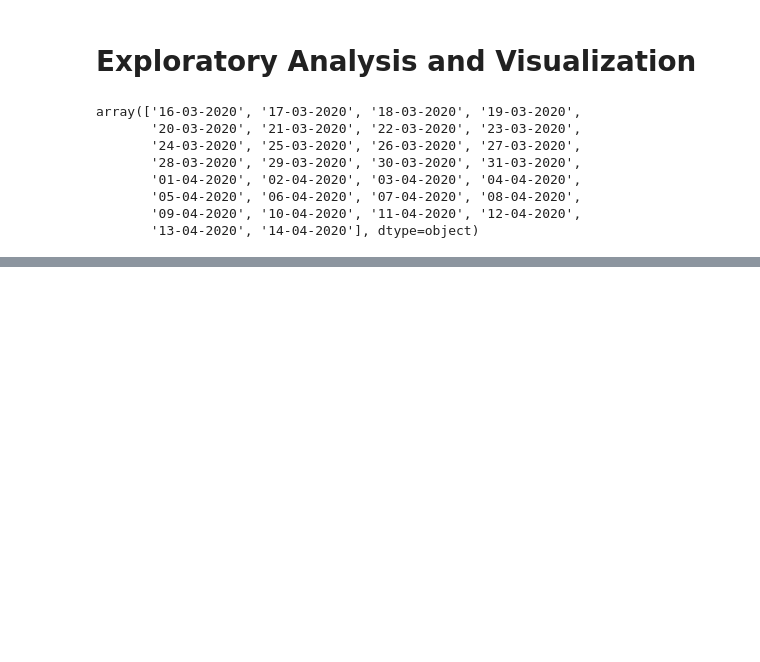
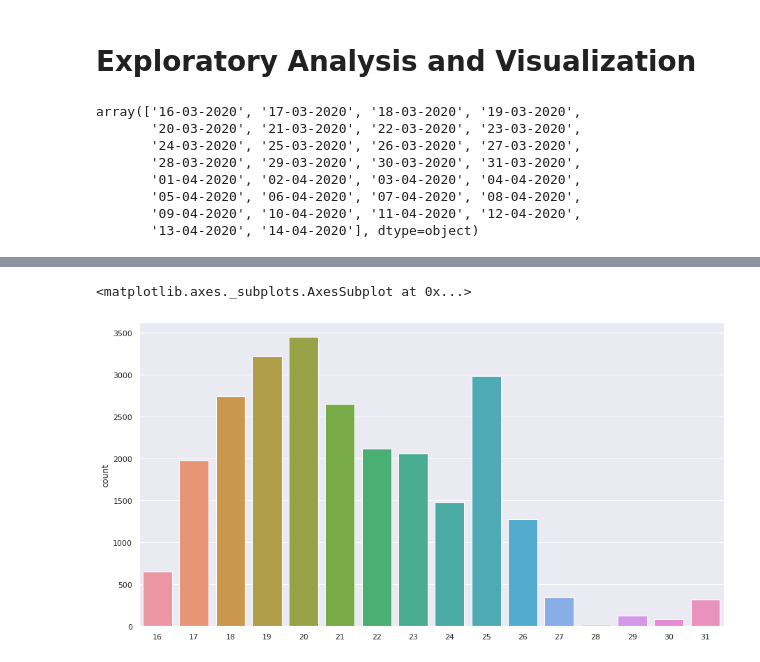
Before and after one commit to Ratnakar2022/Predicting-sentiment-of-COVID-19-tweets, a Jupyter notebook: Coronavirus_Tweet_Sentiment_Analysis_Capstone_Project.ipynb, the cells around one changed output, grey strips where cells are left out. Drawn from its saved outputs; the diff is of its cells as text; code cells hidden in the pictures; blank space fills up the shorter version.

```diff
--- a/Coronavirus_Tweet_Sentiment_Analysis_Capstone_Project.ipynb
+++ b/Coronavirus_Tweet_Sentiment_Analysis_Capstone_Project.ipynb
@@ -196,0 +232,17 @@ Timestamp('2020-03-16 00:00:00')
+# %%
+# getting differant dates from the unique months
+
+list_of_month_3 = []
+list_of_month_4 = []
+for i in range(len(df['TweetAt'])):
+  if df['TweetAt'][i].month == 3:
+    list_of_month_3.append(df['TweetAt'][i].day)
+  if df['TweetAt'][i].month == 4:
+    list_of_month_4.append(df['TweetAt'][i].day)
+# %%
+# plotting the frequency of the tweets from month 3 (march)
+
+sns.countplot(x=list_of_month_3)
+# %% [output]
+<matplotlib.axes._subplots.AxesSubplot at 0x...>
+[figure, added]
```
Also changed, not shown: parts of 63 cells of this notebook.
